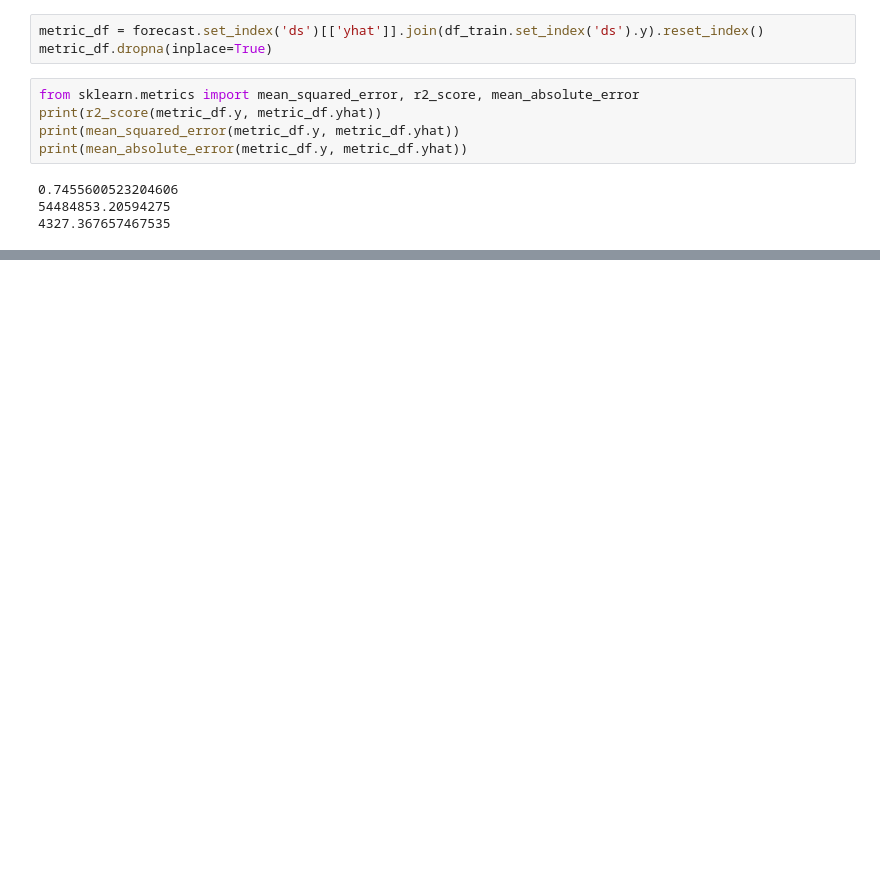
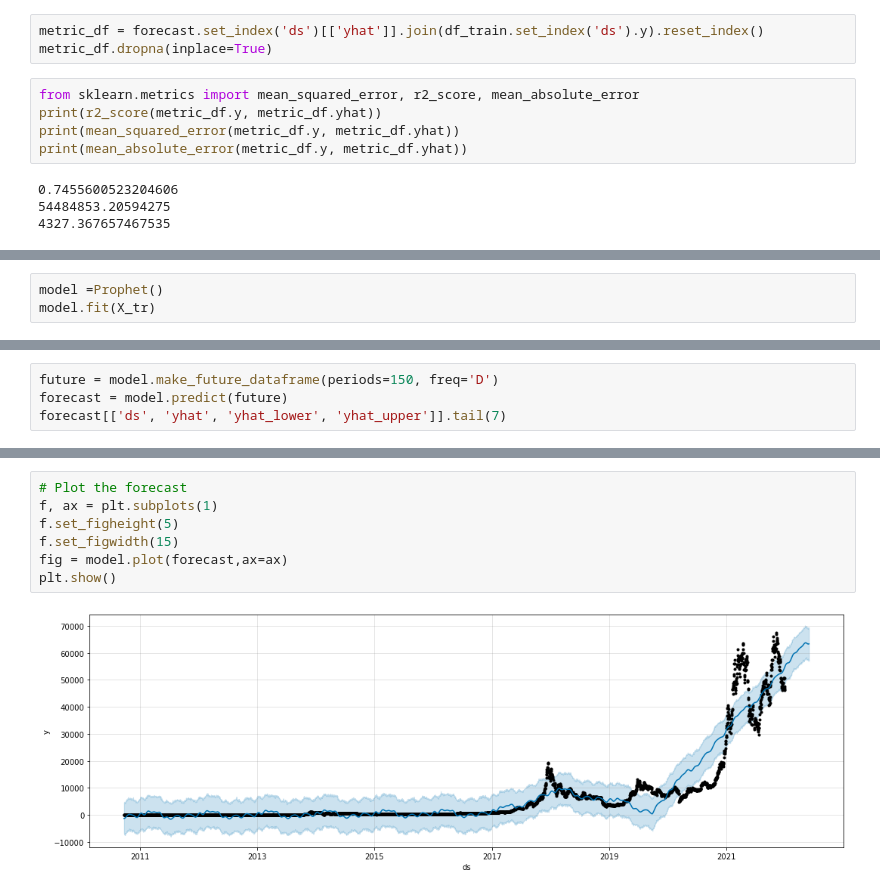
Before and after one commit to guevarch/projectchris, a Jupyter notebook: Final/BTC Prophet Prices.ipynb, the cells around one changed output, grey strips where cells are left out. Drawn from its saved outputs; the diff is of its cells as text; blank space fills up the shorter version.

```diff
--- a/Final/BTC Prophet Prices.ipynb
+++ b/Final/BTC Prophet Prices.ipynb
@@ -157,0 +181,3 @@ print(mean_absolute_error(metric_df.y, metric_df.yhat))
+# %%
+model =Prophet()
+model.fit(X_tr)
@@ -157,0 +188,4 @@ print(mean_absolute_error(metric_df.y, metric_df.yhat))
+# %%
+future = model.make_future_dataframe(periods=150, freq='D')
+forecast = model.predict(future)
+forecast[['ds', 'yhat', 'yhat_lower', 'yhat_upper']].tail(7)
@@ -157,0 +201,9 @@ print(mean_absolute_error(metric_df.y, metric_df.yhat))
+# %%
+# Plot the forecast
+f, ax = plt.subplots(1)
+f.set_figheight(5)
+f.set_figwidth(15)
+fig = model.plot(forecast,ax=ax)
+plt.show()
+# %% [output]
+[figure, added]
```
Also changed, not shown: parts of 28 cells of this notebook, 2 other files.
